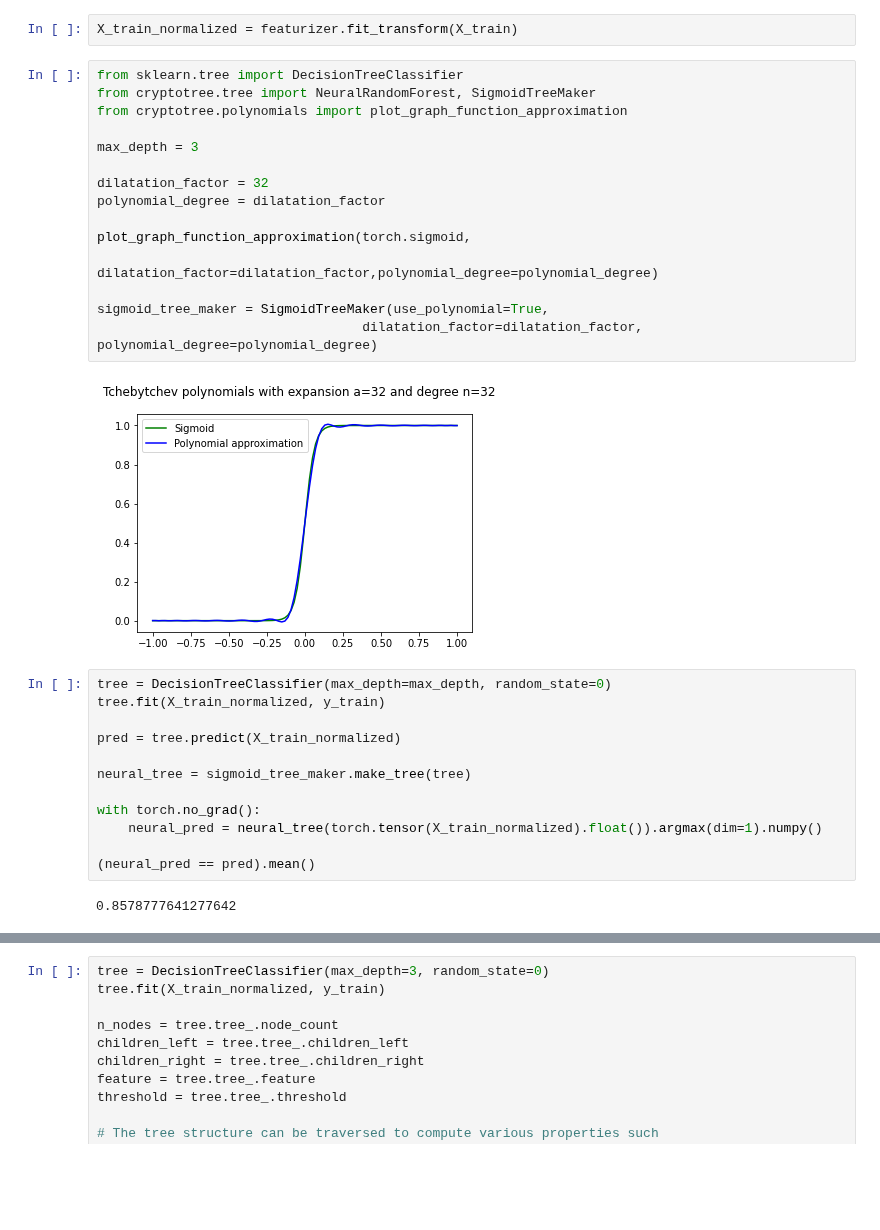
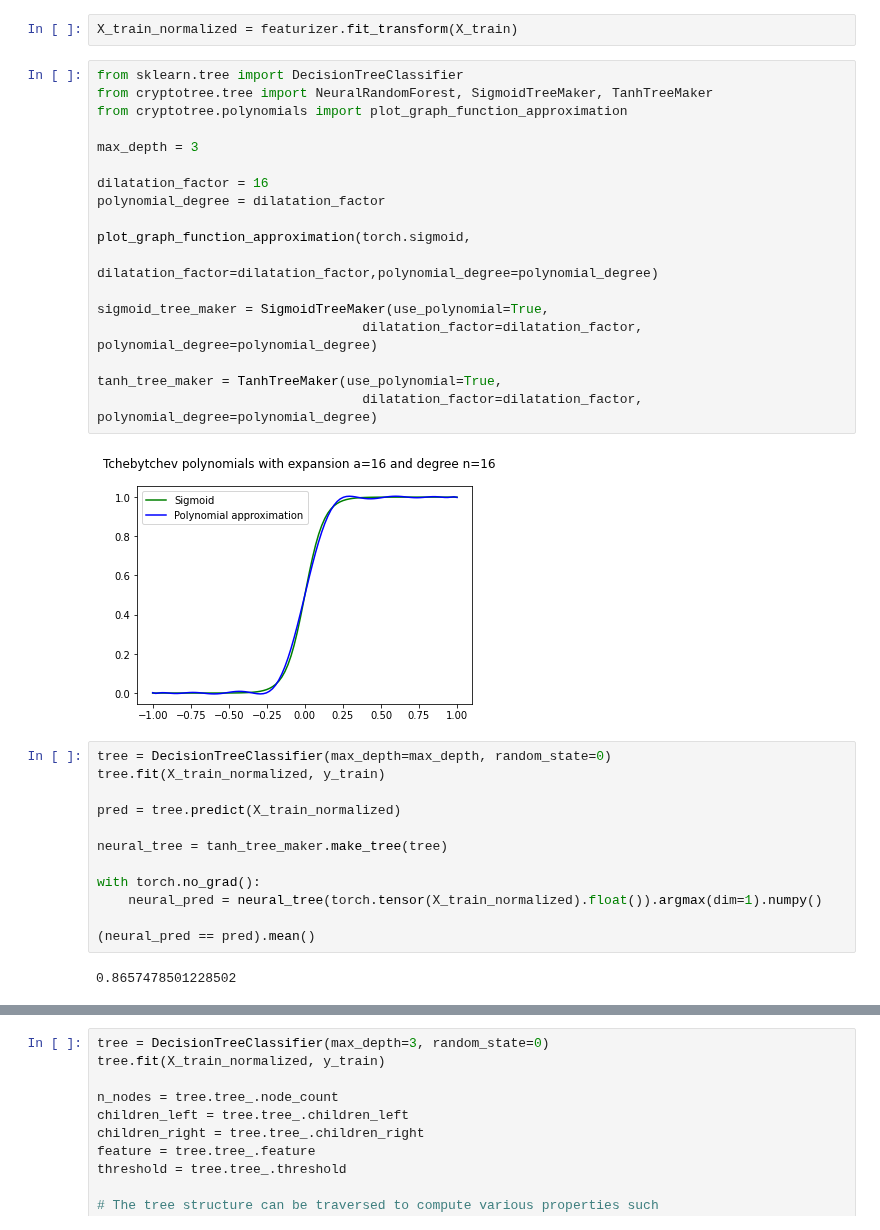
Before and after one commit to dhuynh95/cryptotree, a Jupyter notebook: examples/Untitled.ipynb, the cells around one changed output, grey strips where cells are left out. Saved outputs shown, nothing was run; the diff lists cells and outputs as text; blank space fills up the shorter version.

```diff
--- a/examples/Untitled.ipynb
+++ b/examples/Untitled.ipynb
@@ -92,32 +98,35 @@ featurizer = Featurizer(categorical_columns)
 X_train_normalized = featurizer.fit_transform(X_train)
 # %%
 from sklearn.tree import DecisionTreeClassifier
-from cryptotree.tree import NeuralRandomForest, SigmoidTreeMaker
+from cryptotree.tree import NeuralRandomForest, SigmoidTreeMaker, TanhTreeMaker
 from cryptotree.polynomials import plot_graph_function_approximation
 
 max_depth = 3
 
-dilatation_factor = 32
+dilatation_factor = 16
 polynomial_degree = dilatation_factor
 
 plot_graph_function_approximation(torch.sigmoid,
                                   dilatation_factor=dilatation_factor,polynomial_degree=polynomial_degree)
 
 sigmoid_tree_maker = SigmoidTreeMaker(use_polynomial=True,
                                   dilatation_factor=dilatation_factor, polynomial_degree=polynomial_degree)
+
+tanh_tree_maker = TanhTreeMaker(use_polynomial=True,
+                                  dilatation_factor=dilatation_factor, polynomial_degree=polynomial_degree)
 # %% [output]
-[figure, old version]
+[figure, new version]
 # %%
 tree = DecisionTreeClassifier(max_depth=max_depth, random_state=0)
 tree.fit(X_train_normalized, y_train)
 
 pred = tree.predict(X_train_normalized)
 
-neural_tree = sigmoid_tree_maker.make_tree(tree)
+neural_tree = tanh_tree_maker.make_tree(tree)
 
 with torch.no_grad():
     neural_pred = neural_tree(torch.tensor(X_train_normalized).float()).argmax(dim=1).numpy()
 
 (neural_pred == pred).mean()
 # %% [output]
-0.8578777641277642
+0.8657478501228502
```
Also changed, not shown: parts of 29 cells of this notebook, 8 other files.
